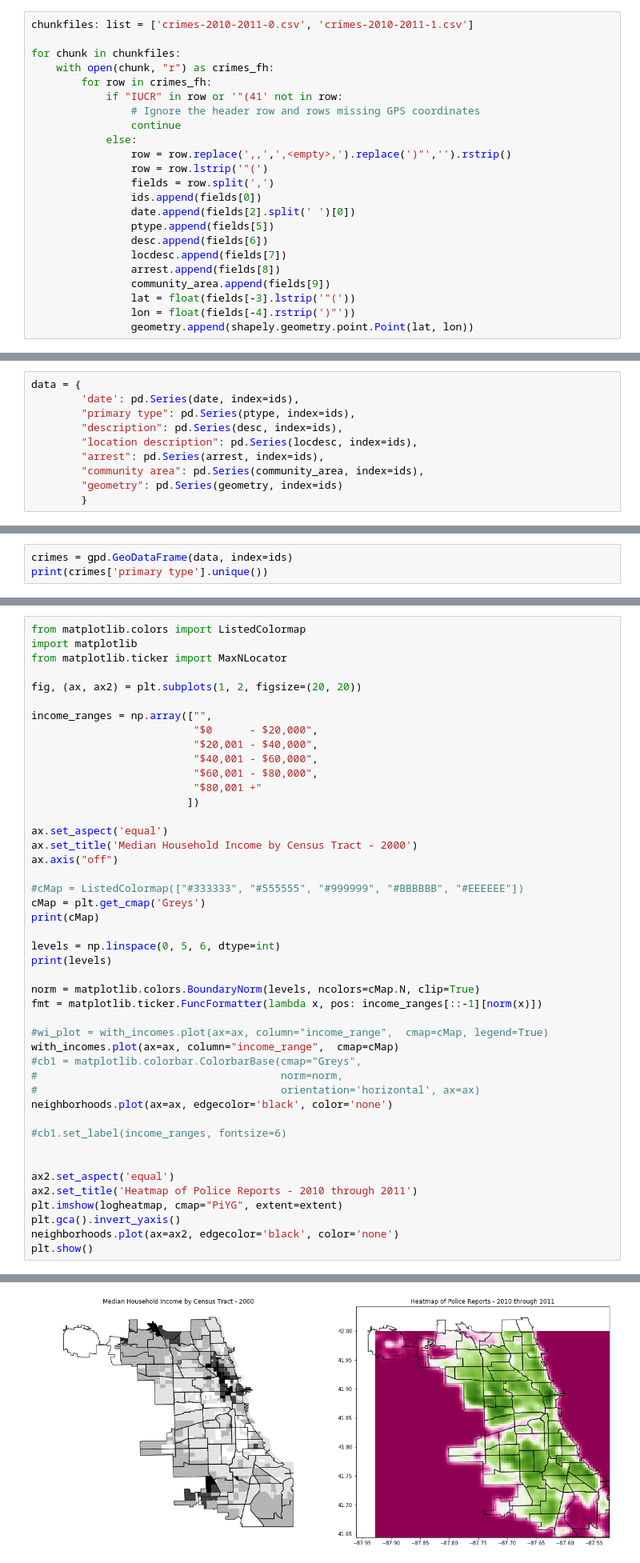
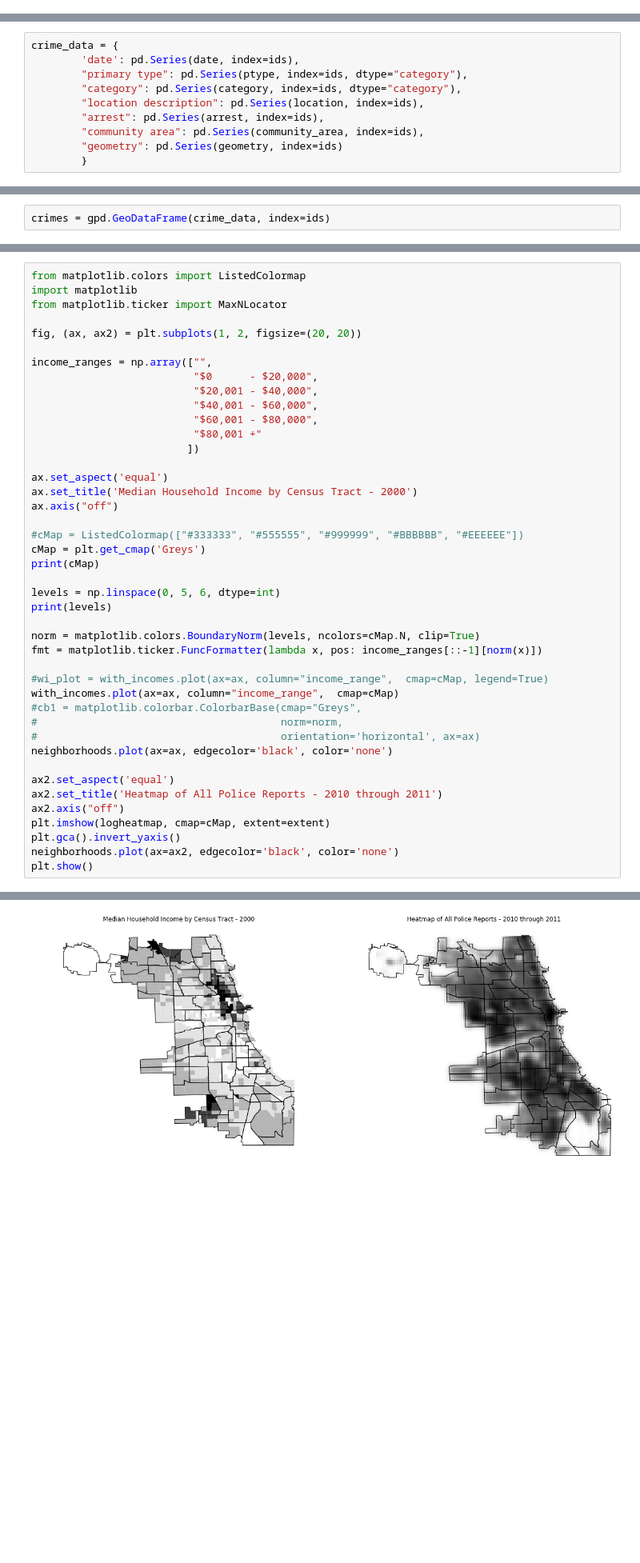
Before and after one commit to hubrigant/chicago_analysis, a Jupyter notebook: GraphExperimentation.ipynb, the cells around one changed output, grey strips where cells are left out. Shown at 80% size. Drawn from its saved outputs; the diff is of its cells as text; blank space fills up the shorter version.

Commit message:
fixing bad GPS data and updating notebook based on new knowledge

```diff
--- a/GraphExperimentation.ipynb
+++ b/GraphExperimentation.ipynb
@@ -30,26 +74,3 @@ locdesc = []
 arrest = []
 community_area = []
 geometry = []
-# %%
-chunkfiles: list = ['crimes-2010-2011-0.csv', 'crimes-2010-2011-1.csv']
-
-for chunk in chunkfiles:
-    with open(chunk, "r") as crimes_fh:
-        for row in crimes_fh:
-            if "IUCR" in row or '"(41' not in row:
-                # Ignore the header row and rows missing GPS coordinates
-                continue
-            else:
-                row = row.replace(',,',',<empty>,').replace(')"','').rstrip()
-                row = row.lstrip('"(')
-                fields = row.split(',')
-                ids.append(fields[0])
-                date.append(fields[2].split(' ')[0])
-                ptype.append(fields[5])
-                desc.append(fields[6])
-                locdesc.append(fields[7])
-                arrest.append(fields[8])
-                community_area.append(fields[9])
-                lat = float(fields[-3].lstrip('"('))
-                lon = float(fields[-4].rstrip(')"'))
-                geometry.append(shapely.geometry.point.Point(lat, lon))
@@ -56,9 +191,9 @@ for chunk in chunkfiles:
 # %%
-data = {
+crime_data = {
         'date': pd.Series(date, index=ids),
-        "primary type": pd.Series(ptype, index=ids),
-        "description": pd.Series(desc, index=ids),
-        "location description": pd.Series(locdesc, index=ids),
+        "primary type": pd.Series(ptype, index=ids, dtype="category"),
+        "category": pd.Series(category, index=ids, dtype="category"),
+        "location description": pd.Series(location, index=ids),
         "arrest": pd.Series(arrest, index=ids),
         "community area": pd.Series(community_area, index=ids),
         "geometry": pd.Series(geometry, index=ids)
@@ -66,3 +211,2 @@ data = {
 # %%
-crimes = gpd.GeoDataFrame(data, index=ids)
-print(crimes['primary type'].unique())
+crimes = gpd.GeoDataFrame(crime_data, index=ids)
@@ -181,36 +402,34 @@ income_ranges = np.array(["",
                          ])
 
 ax.set_aspect('equal')
 ax.set_title('Median Household Income by Census Tract - 2000')
 ax.axis("off")
 
 #cMap = ListedColormap(["#333333", "#555555", "#999999", "#BBBBBB", "#EEEEEE"])
 cMap = plt.get_cmap('Greys')
 print(cMap)
 
 levels = np.linspace(0, 5, 6, dtype=int)
 print(levels)
 
 norm = matplotlib.colors.BoundaryNorm(levels, ncolors=cMap.N, clip=True)
 fmt = matplotlib.ticker.FuncFormatter(lambda x, pos: income_ranges[::-1][norm(x)])
 
 #wi_plot = with_incomes.plot(ax=ax, column="income_range",  cmap=cMap, legend=True)
 with_incomes.plot(ax=ax, column="income_range",  cmap=cMap)
 #cb1 = matplotlib.colorbar.ColorbarBase(cmap="Greys",
 #                                       norm=norm,
 #                                       orientation='horizontal', ax=ax)
 neighborhoods.plot(ax=ax, edgecolor='black', color='none')
 
-#cb1.set_label(income_ranges, fontsize=6)
-
-
 ax2.set_aspect('equal')
-ax2.set_title('Heatmap of Police Reports - 2010 through 2011')
-plt.imshow(logheatmap, cmap="PiYG", extent=extent)
+ax2.set_title('Heatmap of All Police Reports - 2010 through 2011')
+ax2.axis("off")
+plt.imshow(logheatmap, cmap=cMap, extent=extent)
 plt.gca().invert_yaxis()
 neighborhoods.plot(ax=ax2, edgecolor='black', color='none')
 plt.show()
 # %% [output]
 <matplotlib.colors.LinearSegmentedColormap object at 0x...>
 [0 1 2 3 4 5]
-[figure, old version]
+[figure, new version]
```
Also changed, not shown: parts of 25 cells of this notebook, 1 other file.
